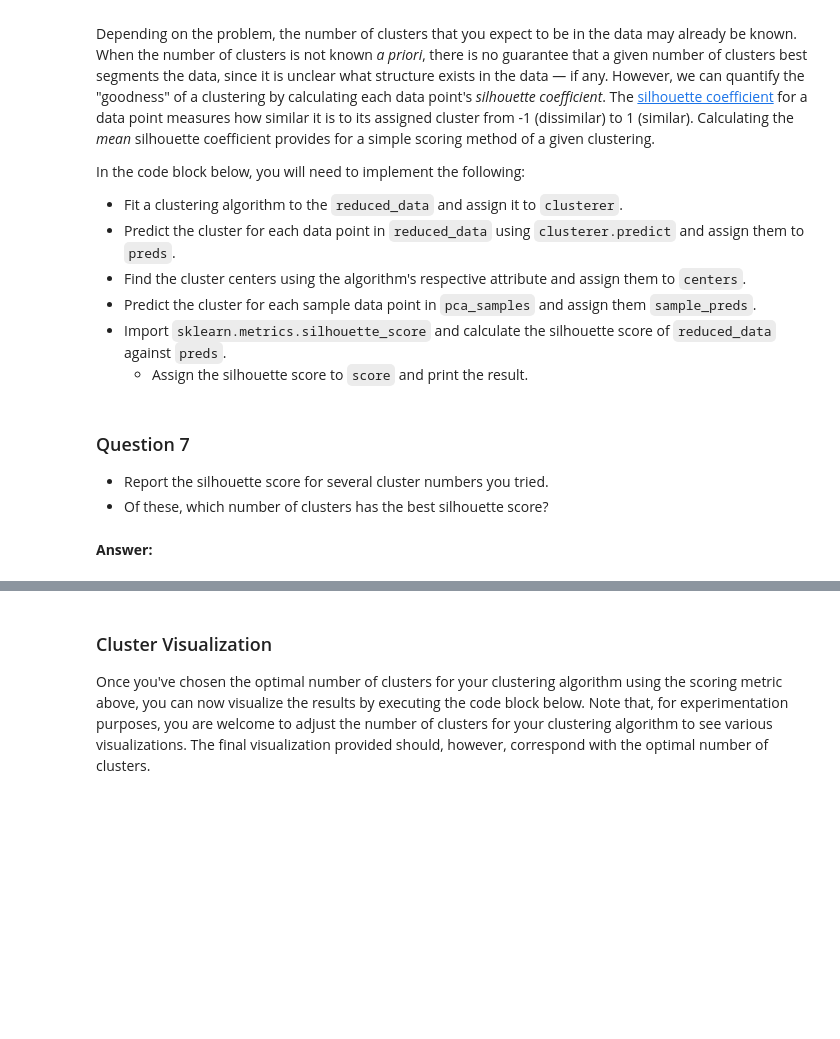
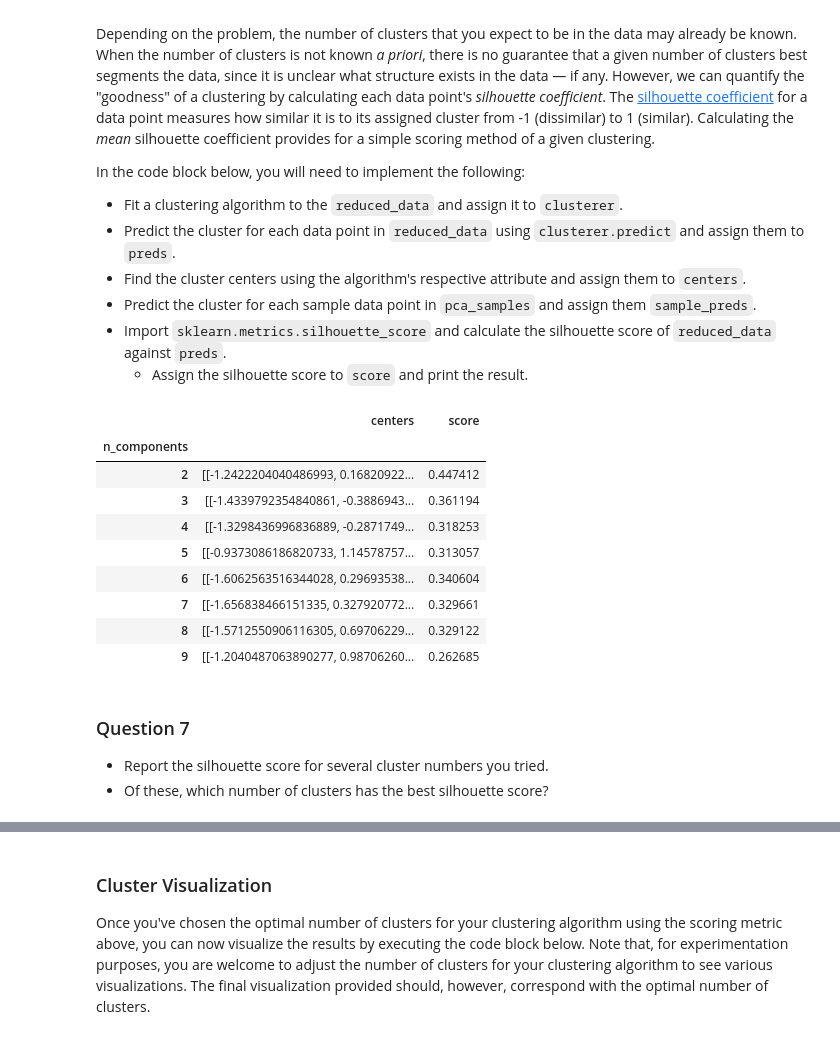
Before and after one commit to cidmedeiros/ml-projects, a Jupyter notebook: projects/customer_segments/customer_segments.ipynb, the cells around one changed output, grey strips where cells are left out. Drawn from its saved outputs; the diff is of its cells as text; code cells hidden in the pictures; blank space fills up the shorter version.

```diff
--- a/projects/customer_segments/customer_segments.ipynb
+++ b/projects/customer_segments/customer_segments.ipynb
@@ -479,25 +489,46 @@ In the code block below, you will need to implement the following:
  - Predict the cluster for each sample data point in `pca_samples` and assign them `sample_preds`.
  - Import `sklearn.metrics.silhouette_score` and calculate the silhouette score of `reduced_data` against `preds`.
    - Assign the silhouette score to `score` and print the result.
-# %%
-# TODO: Apply your clustering algorithm of choice to the reduced data
-clusterer = None
-
-# TODO: Predict the cluster for each data point
-preds = None
-
-# TODO: Find the cluster centers
-centers = None
-
-# TODO: Predict the cluster for each transformed sample data point
-sample_preds = None
-
-# TODO: Calculate the mean silhouette coefficient for the number of clusters chosen
-score = None
+# %%
+#Finding the optimal number of components
+from sklearn.mixture import GaussianMixture
+from sklearn.metrics import silhouette_score
+
+n_components_list = range(2,10)
+centers_score = {}
+
+for n_components in n_components_list:
+    clusterer = GaussianMixture(n_components=n_components, random_state=42)
+    clusterer.fit(reduced_data)
+
+    preds = clusterer.predict(reduced_data)
+
+    centers = clusterer.means_
+
+    sample_preds = clusterer.predict(reduced_data)
+
+    score = silhouette_score(reduced_data, preds)
+
+    centers_score[n_components] = {}
+    centers_score[n_components]['centers'] = centers
+    centers_score[n_components]['score'] = score
+
+centers_score_frame = pd.DataFrame(centers_score).T
+centers_score_frame.index.name = 'n_components'
+centers_score_frame
+# %% [output]
+|  | centers | score |
+| n_components |  |  |
+| 2 | [[-1.2422204040486993, 0.16820922... | 0.447412 |
+| 3 | [[-1.4339792354840861, -0.3886943... | 0.361194 |
+| 4 | [[-1.3298436996836889, -0.2871749... | 0.318253 |
+| 5 | [[-0.9373086186820733, 1.14578757... | 0.313057 |
+| 6 | [[-1.6062563516344028, 0.29693538... | 0.340604 |
+| 7 | [[-1.656838466151335, 0.327920772... | 0.329661 |
+| 8 | [[-1.5712550906116305, 0.69706229... | 0.329122 |
+| 9 | [[-1.2040487063890277, 0.98706260... | 0.262685 |
 # %% [markdown]
 ### Question 7
 
 * Report the silhouette score for several cluster numbers you tried.
 * Of these, which number of clusters has the best silhouette score?
-# %% [markdown]
-**Answer:**
```
Also changed, not shown: parts of 22 cells of this notebook, 1 other file.
